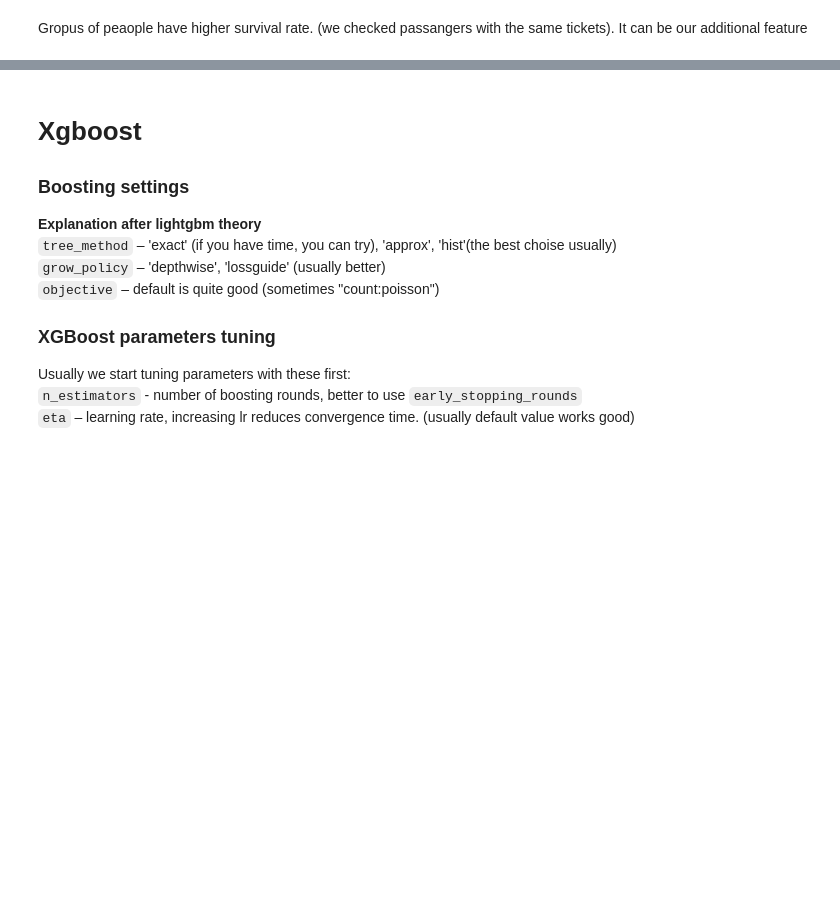
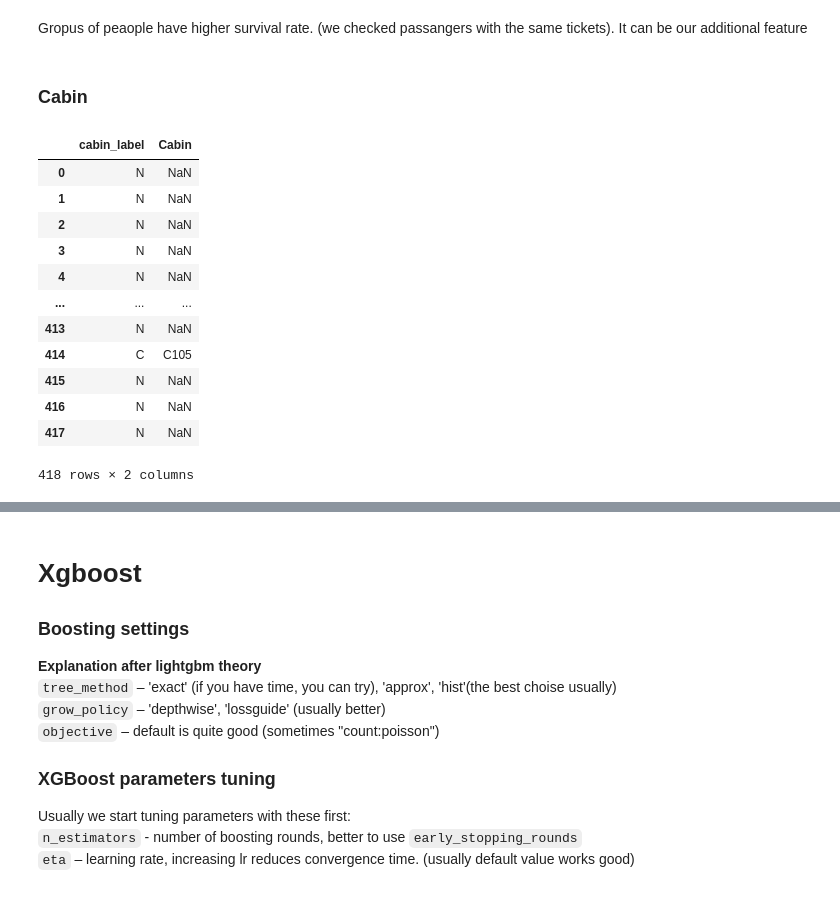
Before and after one commit to varrek/prjct_ml, a Jupyter notebook: hw10_feature_engineering.ipynb, the cells around one changed output, grey strips where cells are left out. Saved outputs shown, nothing was run; the diff lists cells and outputs as text; code cells hidden in the pictures; blank space fills up the shorter version.

```diff
--- a/hw10_feature_engineering.ipynb
+++ b/hw10_feature_engineering.ipynb
@@ -146,3 +155,5 @@ plt.show()
 Gropus of peaople have higher survival rate. (we checked passangers with the same tickets). It can be our additional feature
 # %%
 data_test['ticket_group_count'] = data_test.groupby('Ticket')['Ticket'].transform('count')
+# %% [markdown]
+### Cabin
@@ -149,3 +167,19 @@ data_test['ticket_group_count'] = data_test.groupby('Ticket')['Ticket'].transfor
+# %%
+data_test[['cabin_label', 'Cabin']]
+# %% [output]
+|  | cabin_label | Cabin |
+| 0 | N | NaN |
+| 1 | N | NaN |
+| 2 | N | NaN |
+| 3 | N | NaN |
+| 4 | N | NaN |
+| ... | ... | ... |
+| 413 | N | NaN |
+| 414 | C | C105 |
+| 415 | N | NaN |
+| 416 | N | NaN |
+| 417 | N | NaN |
+418 rows × 2 columns
 # %%
 data_train.drop(columns=['Name', 'PassengerId', 'Cabin', 'Ticket'], axis = 1, inplace=True)
 
```
Also changed, not shown: parts of 17 cells of this notebook.
